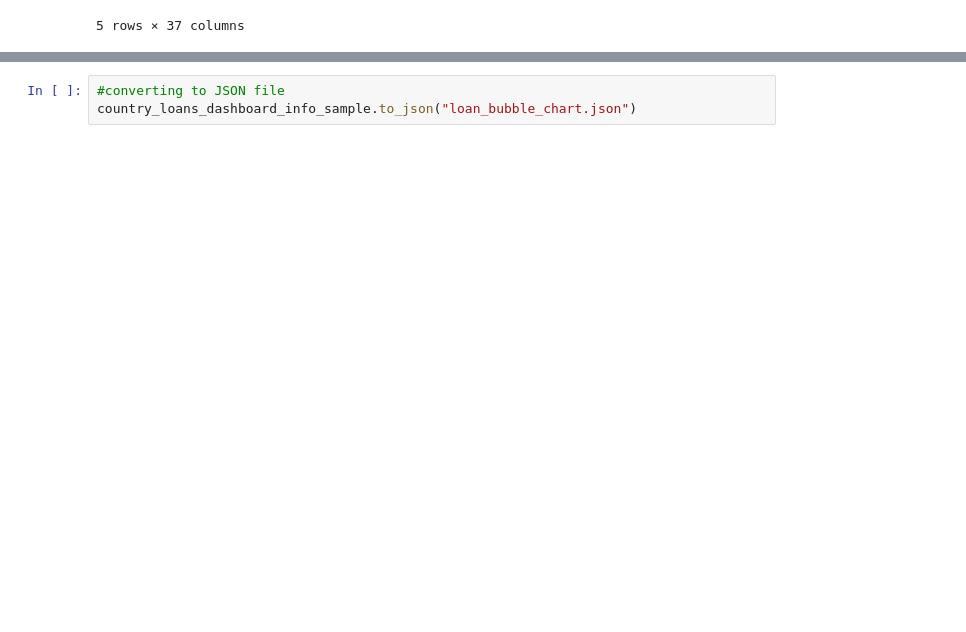
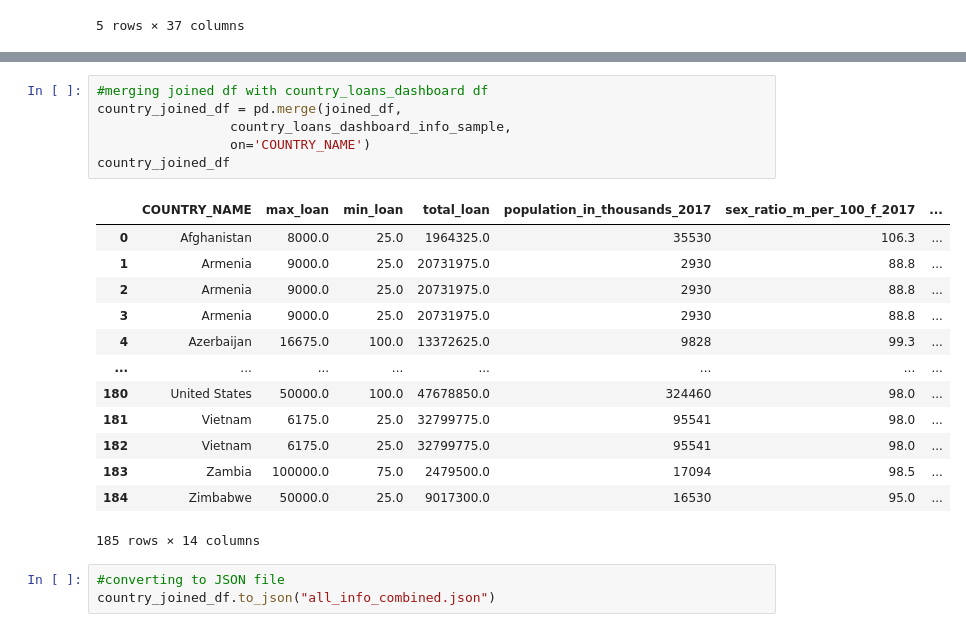
Before and after one commit to emmysobieski/TeamPySpark, a Jupyter notebook: Dashboard_Data_Exploration.ipynb, the cells around one changed output, grey strips where cells are left out. Saved outputs shown, nothing was run; the diff lists cells and outputs as text; blank space fills up the shorter version.

Commit message:
Added master JSON file and updated notebooks.

```diff
--- a/Dashboard_Data_Exploration.ipynb
+++ b/Dashboard_Data_Exploration.ipynb
@@ -373,3 +443,23 @@ country_loans_dashboard_info_sample
+# %%
+#merging joined df with country_loans_dashboard df
+country_joined_df = pd.merge(joined_df,
+                 country_loans_dashboard_info_sample,
+                 on='COUNTRY_NAME')
+country_joined_df
+# %% [output]
+|  | COUNTRY_NAME | max_loan | min_loan | total_loan | population_in_thousands_2017 | sex_ratio_m_per_100_f_2017 | ... |
+| 0 | Afghanistan | 8000.0 | 25.0 | 1964325.0 | 35530 | 106.3 | ... |
+| 1 | Armenia | 9000.0 | 25.0 | 20731975.0 | 2930 | 88.8 | ... |
+| 2 | Armenia | 9000.0 | 25.0 | 20731975.0 | 2930 | 88.8 | ... |
+| 3 | Armenia | 9000.0 | 25.0 | 20731975.0 | 2930 | 88.8 | ... |
+| 4 | Azerbaijan | 16675.0 | 100.0 | 13372625.0 | 9828 | 99.3 | ... |
+| ... | ... | ... | ... | ... | ... | ... | ... |
+| 180 | United States | 50000.0 | 100.0 | 47678850.0 | 324460 | 98.0 | ... |
+| 181 | Vietnam | 6175.0 | 25.0 | 32799775.0 | 95541 | 98.0 | ... |
+| 182 | Vietnam | 6175.0 | 25.0 | 32799775.0 | 95541 | 98.0 | ... |
+| 183 | Zambia | 100000.0 | 75.0 | 2479500.0 | 17094 | 98.5 | ... |
+| 184 | Zimbabwe | 50000.0 | 25.0 | 9017300.0 | 16530 | 95.0 | ... |
+185 rows × 14 columns
 # %%
 #converting to JSON file
-country_loans_dashboard_info_sample.to_json("loan_bubble_chart.json")
+country_joined_df.to_json("all_info_combined.json")
```
Also changed, not shown: parts of 7 cells of this notebook, 1 other file.
